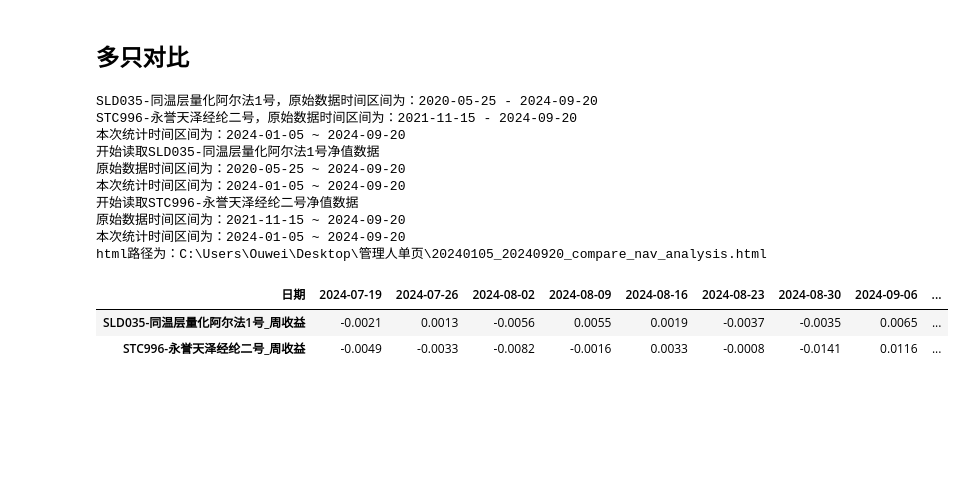
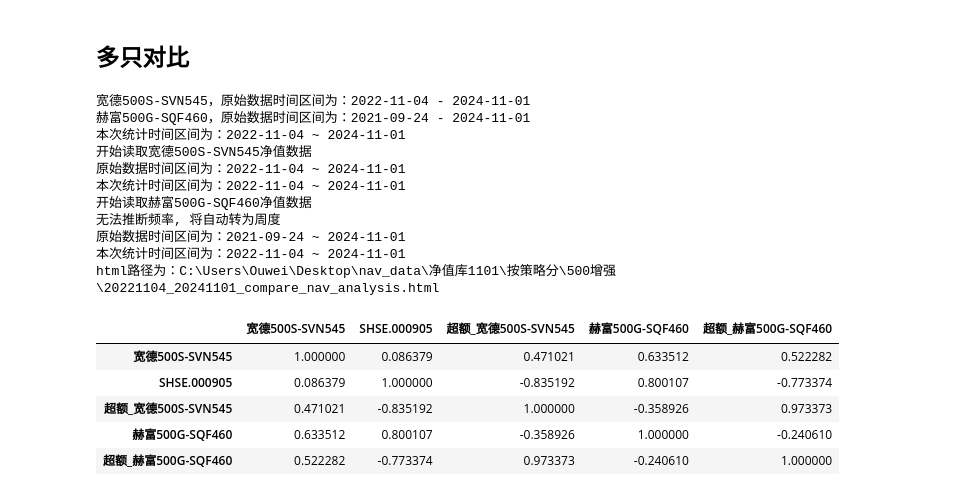
Before and after one commit to Euclid-Jie/nav_analysis, a Jupyter notebook: nav_analysis.ipynb, the cells around one changed output. Cells and saved outputs as stored; diff of their text form; code cells hidden in the pictures; blank space fills up the shorter version.

```diff
--- a/nav_analysis.ipynb
+++ b/nav_analysis.ipynb
@@ -176,31 +176,39 @@ import numpy as np
 nav_analysis_config = NavAnalysisConfig(
     bench_data_path=Path(r"C:\Euclid_Jie\barra\src\nav_analysis\index_data.csv"),
     nav_data_path=[
-        Path(r"C:\Users\Ouwei\Desktop\管理人单页\SLD035-同温层量化阿尔法1号.xlsx"),
-        Path(r"C:\Users\Ouwei\Desktop\管理人单页\STC996-永誉天泽经纶二号.xlsx"),
+        Path(
+            r"C:\Users\Ouwei\Desktop\nav_data\净值库1101\按策略分\500增强\宽德500S-SVN545.xlsx"
+        ),
+        Path(
+            r"C:\Users\Ouwei\Desktop\nav_data\净值库1101\按策略分\500增强\赫富500G-SQF460.xlsx"
+        ),
     ],
-    begin_date=np.datetime64("2023-12-31"),
+    # begin_date=np.datetime64("2023-12-31"),
     # end_date=np.datetime64("2024-06-07"),
     open_html=False,
-    # benchmark="SHSE.000852",
+    benchmark="SHSE.000905",
 )
-demo = CompareNavAnalysis(nav_analysis_config)
+demo = CompareNavAnalysis(nav_analysis_config, strip_date=False)
 demo.anlysis()
 demo.export_html(save=True)
 # %% [output]
-SLD035-同温层量化阿尔法1号，原始数据时间区间为：2020-05-25 - 2024-09-20
-STC996-永誉天泽经纶二号，原始数据时间区间为：2021-11-15 - 2024-09-20
-本次统计时间区间为：2024-01-05 ~ 2024-09-20
-开始读取SLD035-同温层量化阿尔法1号净值数据
-原始数据时间区间为：2020-05-25 ~ 2024-09-20
-本次统计时间区间为：2024-01-05 ~ 2024-09-20
-开始读取STC996-永誉天泽经纶二号净值数据
-原始数据时间区间为：2021-11-15 ~ 2024-09-20
-本次统计时间区间为：2024-01-05 ~ 2024-09-20
-html路径为：C:\Users\Ouwei\Desktop\管理人单页\20240105_20240920_compare_nav_analysis.html
+宽德500S-SVN545，原始数据时间区间为：2022-11-04 - 2024-11-01
+赫富500G-SQF460，原始数据时间区间为：2021-09-24 - 2024-11-01
+本次统计时间区间为：2022-11-04 ~ 2024-11-01
+开始读取宽德500S-SVN545净值数据
+原始数据时间区间为：2022-11-04 ~ 2024-11-01
+本次统计时间区间为：2022-11-04 ~ 2024-11-01
+开始读取赫富500G-SQF460净值数据
+无法推断频率, 将自动转为周度
+原始数据时间区间为：2021-09-24 ~ 2024-11-01
+本次统计时间区间为：2022-11-04 ~ 2024-11-01
+html路径为：C:\Users\Ouwei\Desktop\nav_data\净值库1101\按策略分\500增强\20221104_20241101_compare_nav_analysis.html
 # %%
-demo.weekly_rtn_df
+demo.corr()
 # %% [output]
-| 日期 | 2024-07-19 | 2024-07-26 | 2024-08-02 | 2024-08-09 | 2024-08-16 | 2024-08-23 | 2024-08-30 | 2024-09-06 | ... |
-| SLD035-同温层量化阿尔法1号_周收益 | -0.0021 | 0.0013 | -0.0056 | 0.0055 | 0.0019 | -0.0037 | -0.0035 | 0.0065 | ... |
-| STC996-永誉天泽经纶二号_周收益 | -0.0049 | -0.0033 | -0.0082 | -0.0016 | 0.0033 | -0.0008 | -0.0141 | 0.0116 | ... |
+|  | 宽德500S-SVN545 | SHSE.000905 | 超额_宽德500S-SVN545 | 赫富500G-SQF460 | 超额_赫富500G-SQF460 |
+| 宽德500S-SVN545 | 1.000000 | 0.086379 | 0.471021 | 0.633512 | 0.522282 |
+| SHSE.000905 | 0.086379 | 1.000000 | -0.835192 | 0.800107 | -0.773374 |
+| 超额_宽德500S-SVN545 | 0.471021 | -0.835192 | 1.000000 | -0.358926 | 0.973373 |
+| 赫富500G-SQF460 | 0.633512 | 0.800107 | -0.358926 | 1.000000 | -0.240610 |
+| 超额_赫富500G-SQF460 | 0.522282 | -0.773374 | 0.973373 | -0.240610 | 1.000000 |
```
Also changed, not shown: parts of 2 cells of this notebook, 1 other file.
